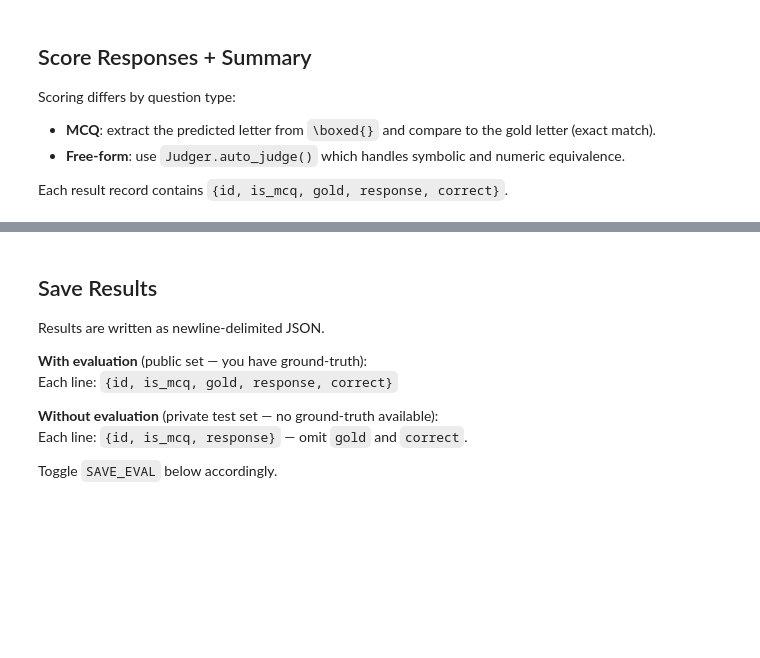
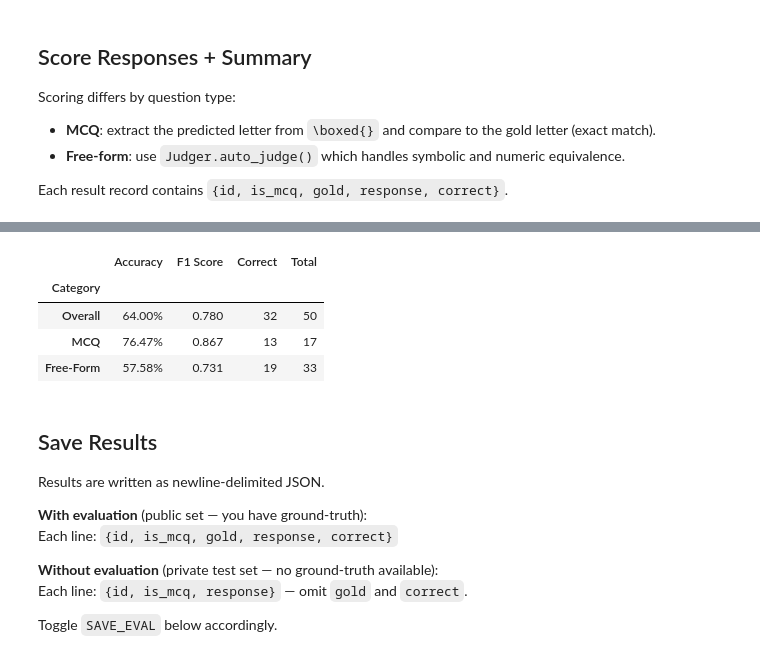
Before and after one commit to AnuragChaudhari7/CSE151B_SP26_Final_Project, a Jupyter notebook: datahub_better_gpu_starter.ipynb, the cells around one changed output, grey strips where cells are left out. Saved outputs shown, nothing was run; the diff lists cells and outputs as text; code cells hidden in the pictures; blank space fills up the shorter version.

```diff
--- a/datahub_better_gpu_starter.ipynb
+++ b/datahub_better_gpu_starter.ipynb
@@ -282,0 +298,19 @@ Okay, let's tackle part (a) first. This seems like a Newton's Law of Cooling pro
+# %%
+if IS_EXPERIMENT:
+    SUBSET_SIZE = 50
+    RANDOM_SEED = 42
+    random.seed(RANDOM_SEED)
+
+    mcq_pool  = [d for d in data if d.get("options")]
+    free_pool = [d for d in data if not d.get("options")]
+
+    mcq_ratio = len(mcq_pool) / len(data)
+    n_mcq  = max(1, round(SUBSET_SIZE * mcq_ratio))
+    n_free = SUBSET_SIZE - n_mcq
+
+    data_to_run = random.sample(mcq_pool, n_mcq) + random.sample(free_pool, n_free)
+    random.shuffle(data_to_run)
+else:
+    data_to_run = data
+
+print(f"Data ready. Queuing {len(data_to_run)} questions for inference.")
@@ -361,3 +382,65 @@ EVALUATION RESULTS
+# %%
+# Load Judger
+sys.path.insert(0, ".")
+from judger import Judger
+judger = Judger(strict_extract=False)
+
+def extract_letter(text: str) -> str:
+    m = re.search(r"\\boxed\{([A-Za-z])\}", text)
+    if m: return m.group(1).upper()
+    matches = re.findall(r"\b([A-Z])\b", text.upper())
+    return matches[-1] if matches else ""
+
+results = []
+for item, response in tqdm(zip(data_to_run, responses), total=len(data_to_run), desc="Scoring"):
+    is_mcq = bool(item.get("options"))
+    gold   = item["answer"]
+
+    if is_mcq:
+        correct = extract_letter(response) == str(gold).strip().upper()
+    else:
+        gold_list = gold if isinstance(gold, list) else [gold]
+        try:
+            correct = judger.auto_judge(pred=response, gold=gold_list, options=[[]] * len(gold_list))
+        except Exception:
+            correct = False
+
+    results.append({
+        "id": item.get("id"), "is_mcq": is_mcq, "gold": gold,
+        "response": response, "correct": correct,
+    })
+
+# --- PANDAS METRICS TABLE ---
+def generate_metrics_df(results):
+    rows = []
+    for subset_name, is_mcq_flag in [("Overall", None), ("MCQ", True), ("Free-Form", False)]:
+        if is_mcq_flag is None:
+            subset = results
+        else:
+            subset = [r for r in results if r["is_mcq"] == is_mcq_flag]
+
+        if not subset: continue
+
+        y_true = [1] * len(subset)
+        y_pred = [1 if r["correct"] else 0 for r in subset]
+
+        rows.append({
+            "Category": subset_name,
+            "Accuracy": f"{accuracy_score(y_true, y_pred):.2%}",
+            "F1 Score": round(f1_score(y_true, y_pred, zero_division=0), 3),
+            "Correct": sum(y_pred),
+            "Total": len(y_pred)
+        })
+    return pd.DataFrame(rows).set_index("Category")
+
+metrics_df = generate_metrics_df(results)
+display(metrics_df)
+# %% [output]
+|  | Accuracy | F1 Score | Correct | Total |
+| Category |  |  |  |  |
+| Overall | 64.00% | 0.780 | 32 | 50 |
+| MCQ | 76.47% | 0.867 | 13 | 17 |
+| Free-Form | 57.58% | 0.731 | 19 | 33 |
 # %% [markdown]
 ## Save Results
 
```
Also changed, not shown: parts of 15 cells of this notebook, 1 other file.
